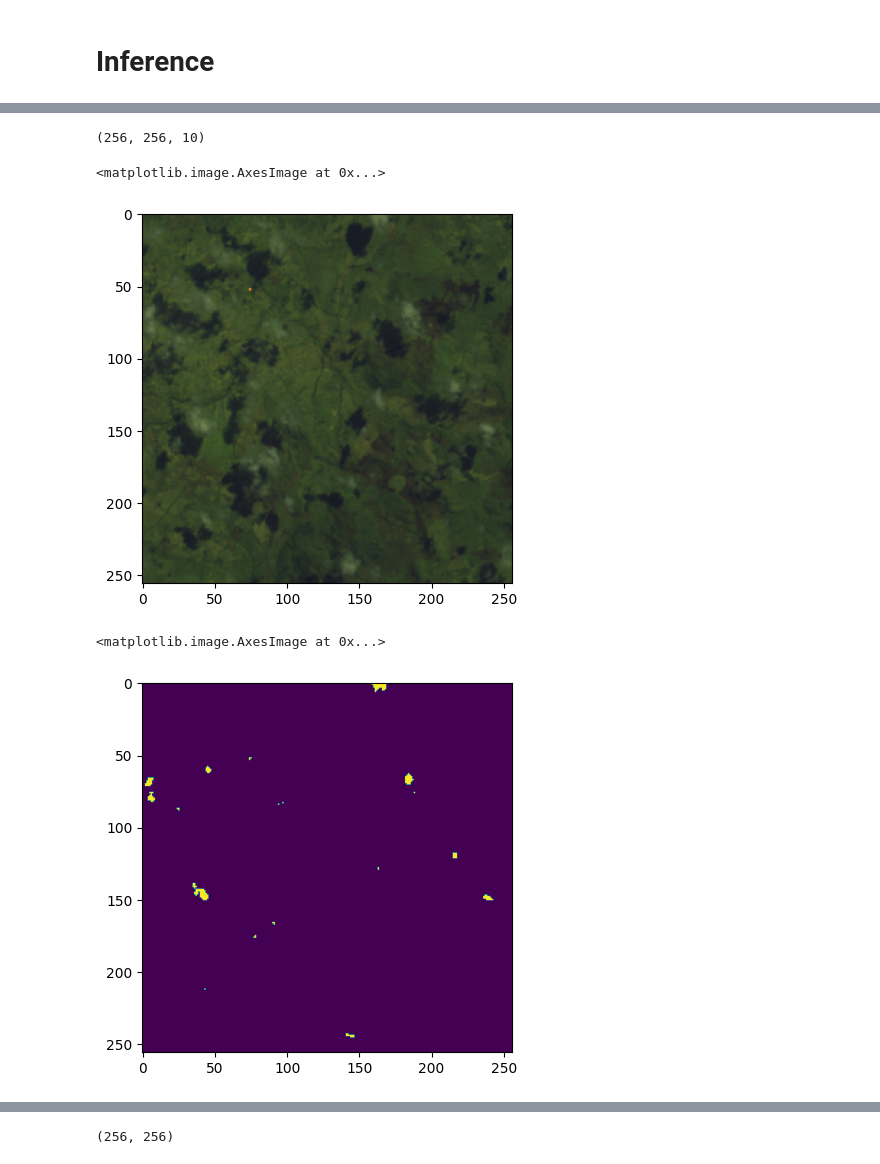
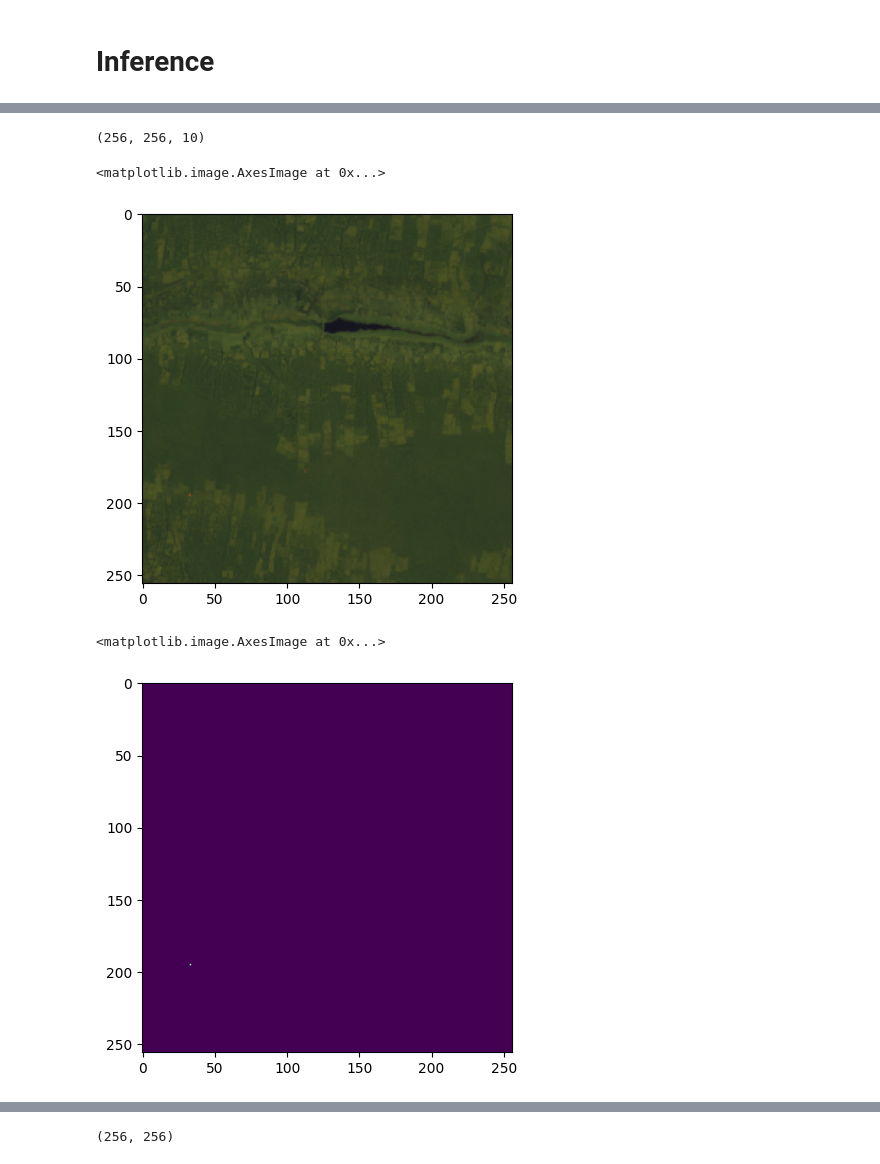
Before and after one commit to goodyoung/AI-Spark, a Jupyter notebook: Baseline_torch.ipynb, the cells around one changed output, grey strips where cells are left out. Drawn from its saved outputs; the diff is of its cells as text; code cells hidden in the pictures.

```diff
--- a/Baseline_torch.ipynb
+++ b/Baseline_torch.ipynb
@@ -558,14 +569,14 @@ plt.imshow(get_mask_arr(f'{BASE}/train_mask/train_mask_2.tif'))
 # %%
-plt.imshow(get_img_test(f'{BASE}/test_img/test_img_2.tif'))
+plt.imshow(get_img_test(f'{BASE}/test_img/test_img_3.tif'))
 # %% [output]
 (256, 256, 10)
 <matplotlib.image.AxesImage at 0x...>
-[figure, old version]
+[figure, new version]
 # %%
-plt.imshow(get_img_762bands(f'{BASE}/test_img/test_img_2.tif'))
+plt.imshow(get_img_762bands(f'{BASE}/test_img/test_img_3.tif'))
 # %% [output]
 <matplotlib.image.AxesImage at 0x...>
-[figure, old version]
+[figure, new version]
 # %%
 plt.imshow(y_pred_dict['test_img_3.tif'])
 # %% [output]
```
Also changed, not shown: parts of 35 cells of this notebook, 1 other file.
